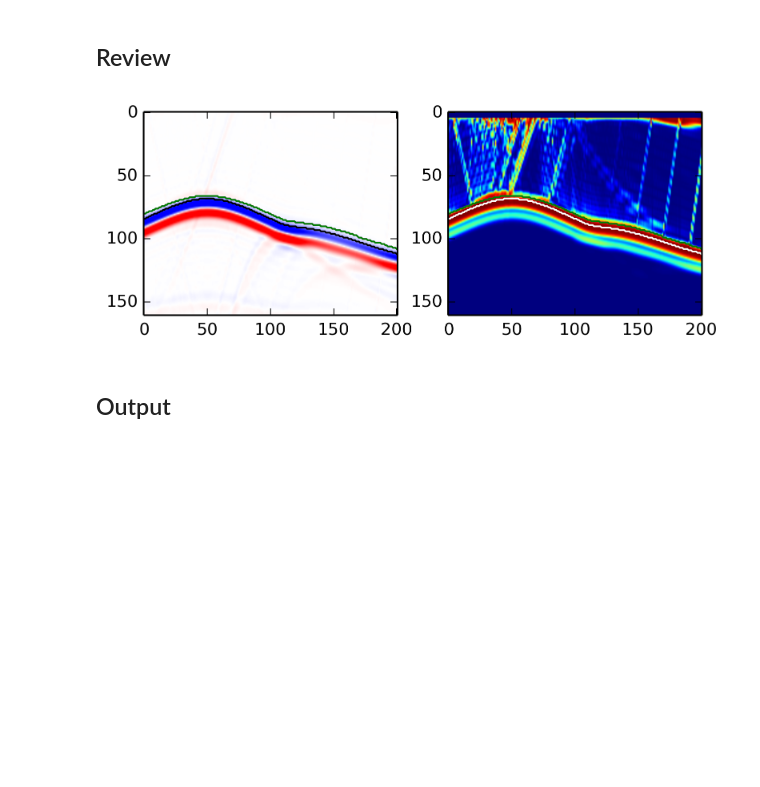
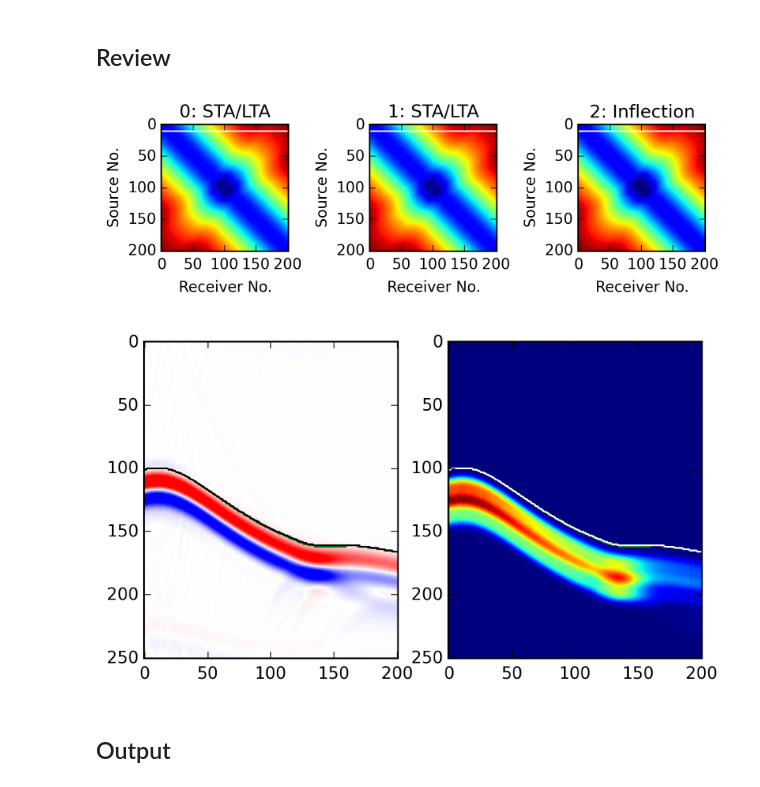
Before and after one commit to uwoseis/simplepicker, a Jupyter notebook: simplepicker.ipynb, the cells around one changed output. Cells and saved outputs as stored; diff of their text form; code cells hidden in the pictures; blank space fills up the shorter version.

Commit message:
Add overall QC plots, allow for shift from inflection picking. Overall phase shift option. Improved results on ToyAni example.

```diff
--- a/simplepicker.ipynb
+++ b/simplepicker.ipynb
@@ -49,12 +61,12 @@ data = sf[:]
 er = energyratio(data, windowLength)
 er0 = er.copy()
 er0[:,:zeroStart] = 0
-picks0 = np.argmax(er0, axis=1) + pickOffset
+picks0 = np.argmax(er0, axis=1) + erPickOffset
 del(er0)
 er1 = er.copy()
 for itrace in xrange(sf.ntr):
     er1[itrace,:picks0[itrace]+zeroRel] = 0
-picks1 = np.argmax(er1, axis=1) + pickOffset
+picks1 = np.argmax(er1, axis=1) + erPickOffset
 del(er1)
 
 der2 = np.diff(data)
@@ -62,8 +74,8 @@ gathers = np.array_split(der2, nsrc)
 subpicks = np.array_split(picks1, nsrc)
 
 inflector = np.argmax if inflectionSign > 0 else np.argmin
-findInflection = lambda traces, picks, hlen=5: [pick + inflector(trace[pick-hlen:pick+hlen+1])-hlen for pick, trace in zip(picks, traces)]
-picks2 = np.concatenate(map(findInflection, gathers, subpicks))
+findInflection = lambda traces, picks: [pick + inflector(trace[pick-inflHalfLength:pick+inflHalfLength+1])-inflHalfLength for pick, trace in zip(picks, traces)]
+picks2 = np.concatenate(map(findInflection, gathers, subpicks)) + inflPickOffset
 
 clipScale = 0.5*abs(data).max()
 def getInfo(isrc):
@@ -73,35 +85,63 @@ def getInfo(isrc):
 # %% [markdown]
 ## Review
 # %%
-shotGather = 50
+shotGather = 10
+
+# 72a-[esc]
+
+fig = plt.figure()
+
+plotOpts = {
+}
+
+def makePlot(title, picks):
+    plt.imshow(picks.reshape((nsrc, nrec)), **plotOpts)
+    plt.hlines(shotGather, 0, nrec, color='w')
+    plt.xlabel('Receiver No.')
+    plt.ylabel('Source No.')
+    plt.title(title)
+
+ax = plt.subplot(1,3,1)
+makePlot('0: STA/LTA', picks0)
+
+plt.subplot(1,3,2)
+makePlot('1: STA/LTA', picks1)
+
+plt.subplot(1,3,3)
+makePlot('2: Inflection', picks2)
+
+fig.tight_layout()
+
+# 72a-[esc]
 
 dataGather, erGather, picks0Gather, picks1Gather, picks2Gather = getInfo(shotGather)
 
 fig = plt.figure()
 plt.subplot(1,2,1)
 plotOpts = {
     'vmin': -clipScale,
     'vmax': clipScale,
     'cmap': cm.bwr,
 }
 plt.imshow(dataGather.T, **plotOpts)
 axis0 = plt.axis()
 plt.plot(picks0Gather, 'm-')
 plt.plot(picks1Gather, 'g-')
 plt.plot(picks2Gather, 'k-')
 plt.axis(axis0)
 
 plt.subplot(1,2,2)
 plotOpts = {
     'cmap': cm.jet,
 }
 plt.imshow(erGather.T, **plotOpts)
 plt.plot(picks0Gather, 'm-')
 plt.plot(picks1Gather, 'g-')
 plt.plot(picks2Gather, 'w-')
 axis0 = plt.axis(axis0)
 # %% [output]
-[figure, old version]
+[figure, new version]
+[figure, added]
 # %% [markdown]
 ## Output
 # %%
```
Also changed, not shown: parts of 2 cells of this notebook.
